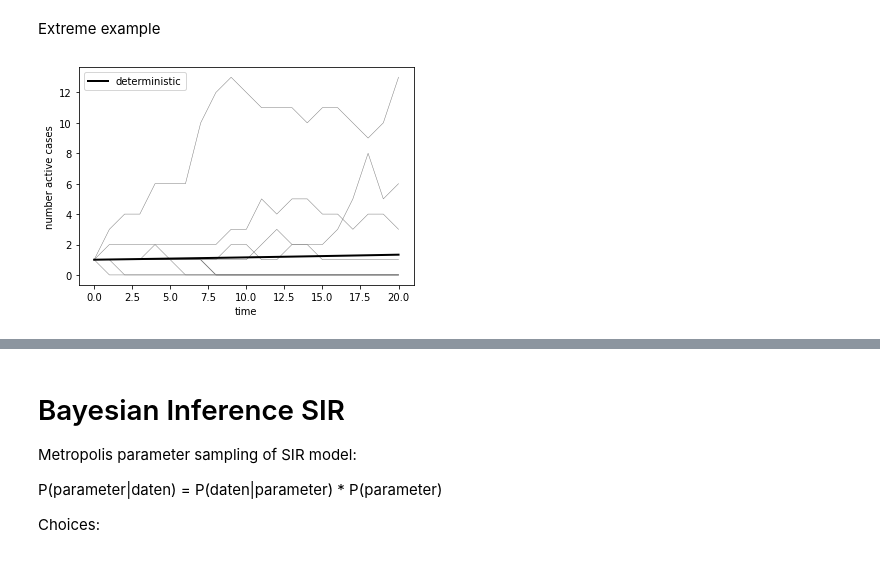
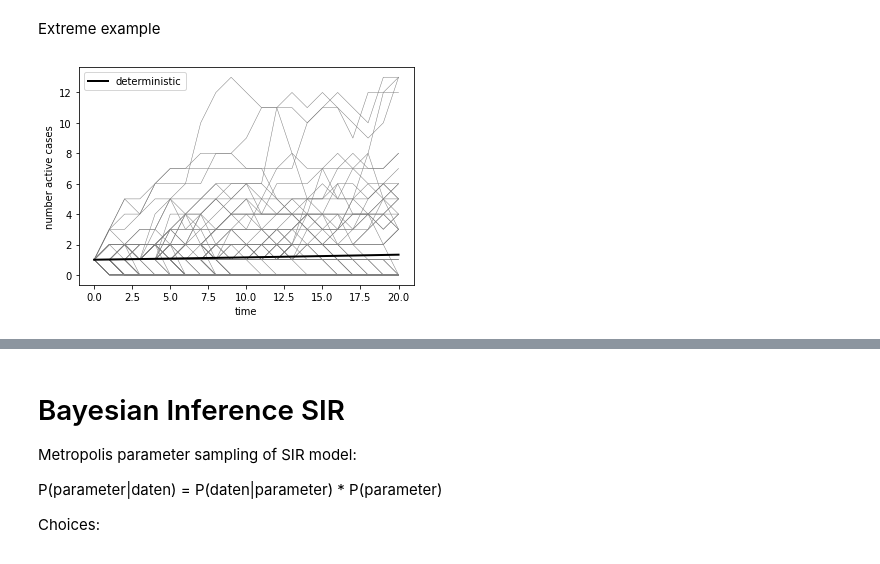
Before and after one commit to zierenberg/lecture_MC_disease, a Jupyter notebook: lecture_MonteCarlo_SIR.ipynb, the cells around one changed output, grey strips where cells are left out. Cells and saved outputs as stored; diff of their text form; code cells hidden in the pictures.

```diff
--- a/lecture_MonteCarlo_SIR.ipynb
+++ b/lecture_MonteCarlo_SIR.ipynb
@@ -125,12 +125,16 @@ time_total = 21
 
 np.random.seed(1000)
 
-num_trajectories = 10
+num_trajectories = 10000
 times = np.arange(0, time_total, 1)
-for i in range(num_trajectories):
+list_Is_10 = [np.zeros(num_trajectories) for t in range(len(times))]
+for i in tqdm(range(num_trajectories)):
   S, I, R = simulate(rate_infection, rate_recovery, S0, I0, R0, times)
+  for t in range(len(times)):
+    list_Is_10[t][i] = I[t]
 
-  plt.plot(times, I, color='gray', linewidth=0.5)
+  if i < 100:
+    plt.plot(times, I, color='gray', linewidth=0.5)
 
 # deterministic solution
 S_det, I_det, R_det = SIR_deterministic(rate_infection, rate_recovery, S0, I0, R0, times)
@@ -144,0 +149,14 @@ plt.savefig('figures/kineticMC_example_I0_10.png', dpi=200)
+# %%
+fig, axs = plt.subplots(len(times), 1,
+                        sharex=True,
+                        figsize=(6,6))
+
+axs[-1].set_xlabel('number active cases')
+
+for (i,t) in enumerate(range(len(times))):
+  axs[i].hist(list_Is_10[t], bins=np.arange(0,200,1));
+  axs[i].set_ylim(0,200)
+  axs[i].spines["top"].set_visible(False)
+  axs[i].spines["right"].set_visible(False)
+
+plt.savefig('figures/kineticMC_example_I0_10_distributions.png', dpi=200)
@@ -147,27 +167,32 @@ Extreme example
 # %%
 rate_recovery  = 1/7.
 rate_infection = 1.1/7.
 I0 = 1
 N = int(1e5)
 S0 = N-I0
 R0 = 0
 time_total = 21
 
 np.random.seed(1000)
 
-num_trajectories = 10
+num_trajectories = 10000
 times = np.arange(0, time_total, 1)
-for i in range(num_trajectories):
-  S,I,R = simulate(rate_infection, rate_recovery, S0, I0, R0, times)
-  plt.plot(times, I, color='gray', linewidth=0.5)
+list_Is_1 = [np.zeros(num_trajectories) for t in range(len(times))]
+for i in tqdm(range(num_trajectories)):
+  S, I, R = simulate(rate_infection, rate_recovery, S0, I0, R0, times)
+  for t in range(len(times)):
+    list_Is_1[t][i] = I[t]
+
+  if i < 100:
+    plt.plot(times, I, color='gray', linewidth=0.5)
 
 # deterministic solution
 S_det, I_det, R_det = SIR_deterministic(rate_infection, rate_recovery, S0, I0, R0, times)
 plt.plot(times, I_det, color='black', label='deterministic', linewidth=2)
 
 plt.xlabel('time')
 plt.ylabel('number active cases')
 plt.legend()
 plt.savefig('figures/kineticMC_example_I0_1.png', dpi=200)
 # %% [output]
-[figure, old version]
+[figure, new version]
```
Also changed, not shown: parts of 3 cells of this notebook.
